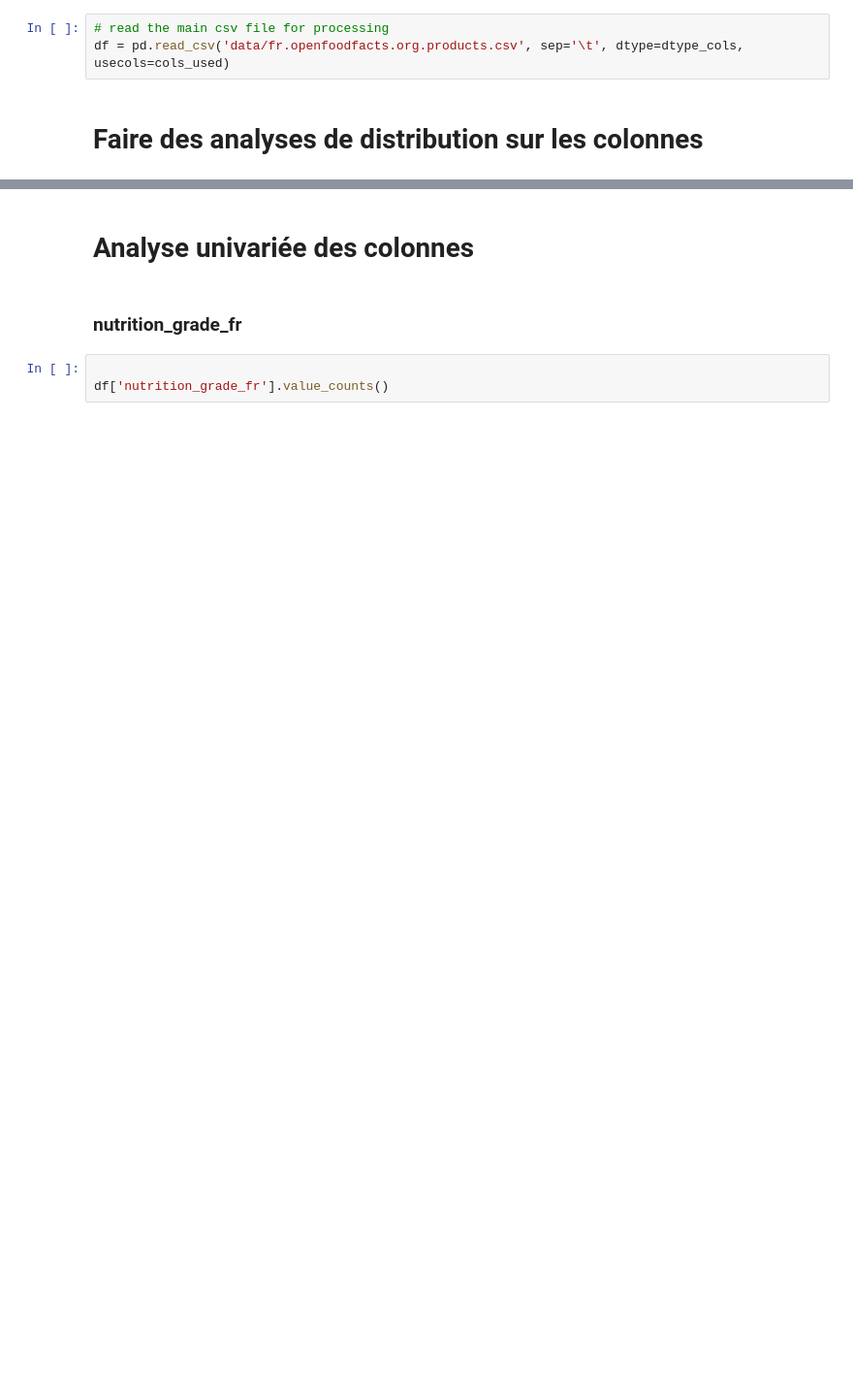
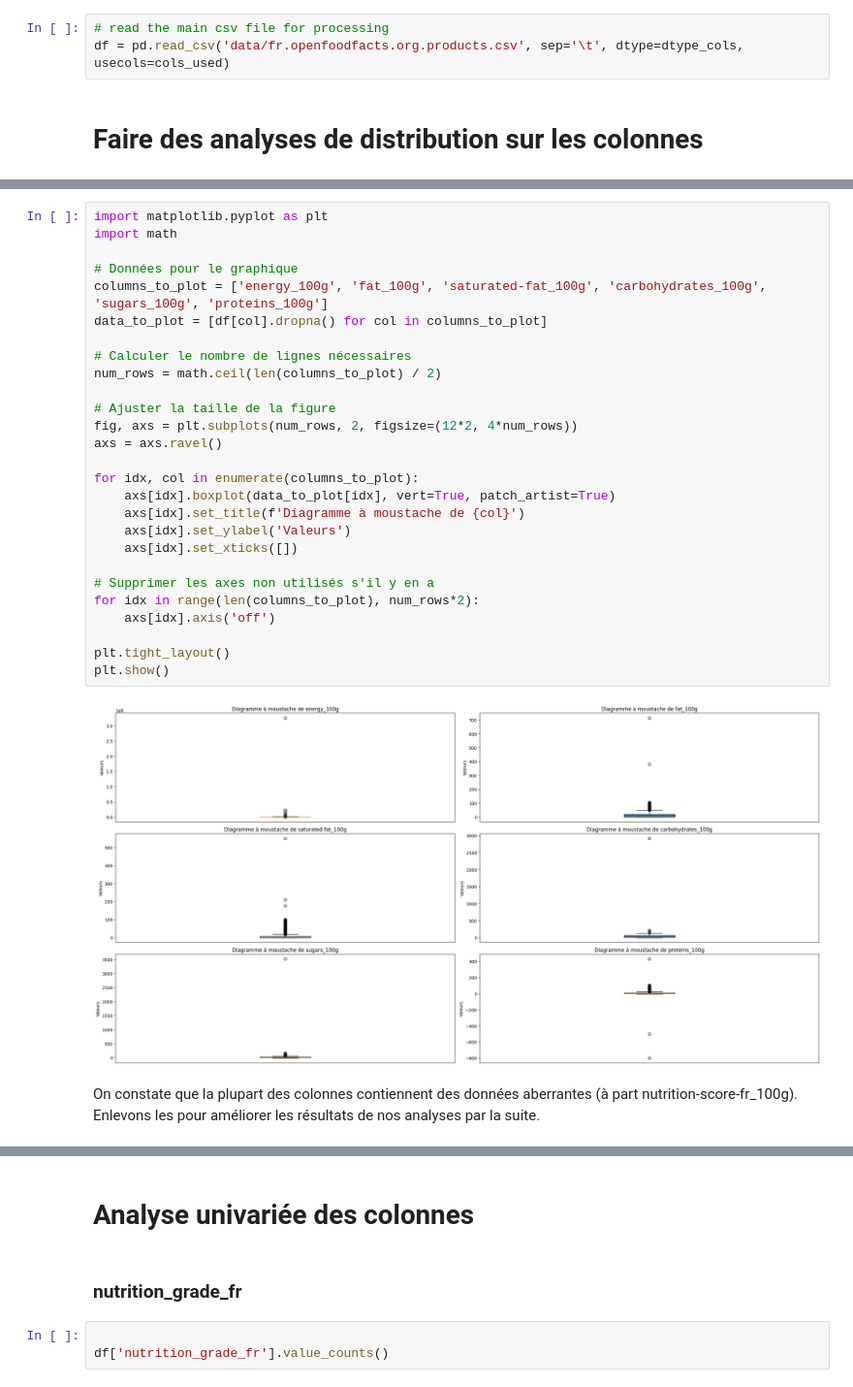
Before and after one commit to CharbonneauJean/OC-Projet2, a Jupyter notebook: oc-p2.ipynb, the cells around one changed output, grey strips where cells are left out. Shown: that part at 97% size. Drawn from its saved outputs; the diff is of its cells as text; blank space fills up the shorter version.

```diff
--- a/oc-p2.ipynb
+++ b/oc-p2.ipynb
@@ -98,0 +67,31 @@ df.describe()
+# %%
+import matplotlib.pyplot as plt
+import math
+
+# Données pour le graphique
+columns_to_plot = ['energy_100g', 'fat_100g', 'saturated-fat_100g', 'carbohydrates_100g', 'sugars_100g', 'proteins_100g']
+data_to_plot = [df[col].dropna() for col in columns_to_plot]
+
+# Calculer le nombre de lignes nécessaires
+num_rows = math.ceil(len(columns_to_plot) / 2)
+
+# Ajuster la taille de la figure
+fig, axs = plt.subplots(num_rows, 2, figsize=(12*2, 4*num_rows))
+axs = axs.ravel()
+
+for idx, col in enumerate(columns_to_plot):
+    axs[idx].boxplot(data_to_plot[idx], vert=True, patch_artist=True)
+    axs[idx].set_title(f'Diagramme à moustache de {col}')
+    axs[idx].set_ylabel('Valeurs')
+    axs[idx].set_xticks([])
+
+# Supprimer les axes non utilisés s'il y en a
+for idx in range(len(columns_to_plot), num_rows*2):
+    axs[idx].axis('off')
+
+plt.tight_layout()
+plt.show()
+# %% [output]
+[figure, added]
+# %% [markdown]
+On constate que la plupart des colonnes contiennent des données aberrantes (à part nutrition-score-fr_100g). Enlevons les pour améliorer les résultats de nos analyses par la suite.
```
Also changed, not shown: parts of 38 cells of this notebook.
